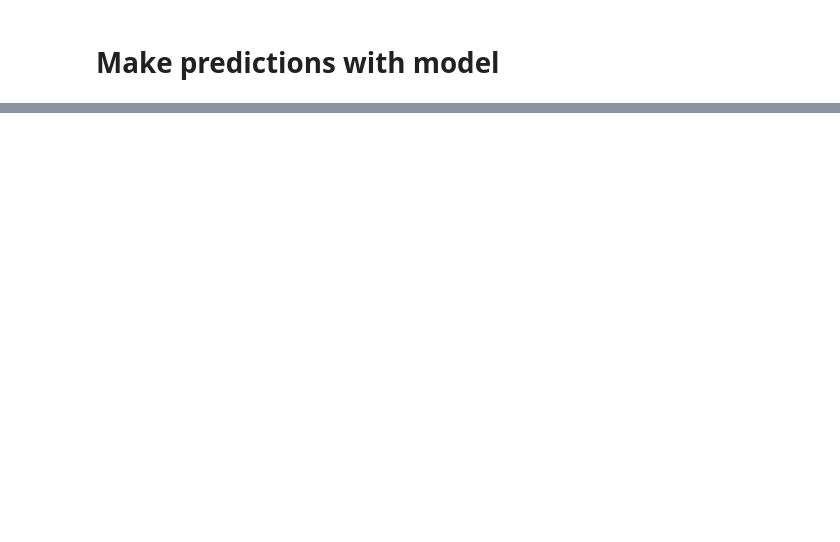
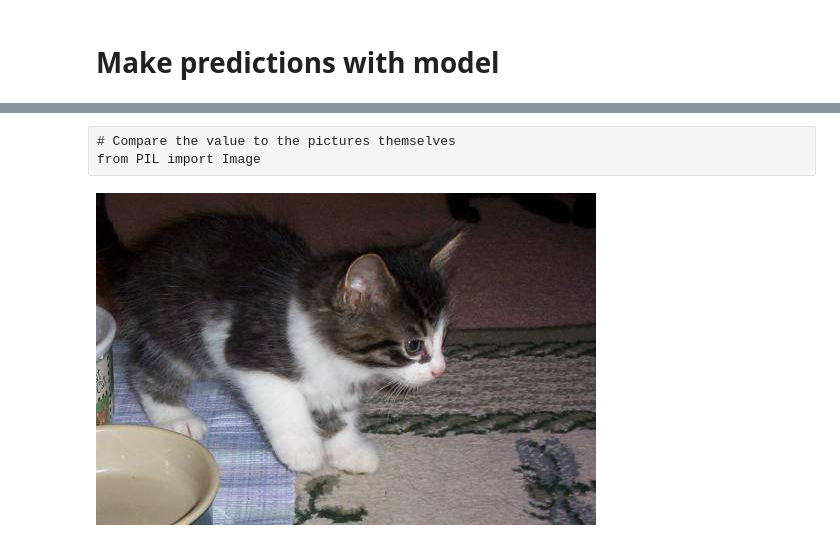
Before and after one commit to nathanielhobbs/dogs_or_cats, a Jupyter notebook: nathan_dogs_cats_redux.ipynb, the cells around one changed output, grey strips where cells are left out. Saved outputs shown, nothing was run; the diff lists cells and outputs as text; code cells hidden in the pictures; blank space fills up the shorter version.

```diff
--- a/nathan_dogs_cats_redux.ipynb
+++ b/nathan_dogs_cats_redux.ipynb
@@ -379,5 +376,5 @@ Fit complete over 10 epochs
 # %% [markdown]
 # Make predictions with model
 # %%
-batches, preds = vgg.test(HOME_DIR_DATA+'/test/', batch_size=batch_size)
+batches, preds = vgg.test(test_path, batch_size=batch_size)
 # %% [output]
@@ -389,0 +393,7 @@ for i in range(5):
+# %% [raw]
+# Compare the value to the pictures themselves
+from PIL import Image
+# %%
+Image.open(test_path+filenames[0])
+# %% [output]
+[figure, added]
```
Also changed, not shown: parts of 27 cells of this notebook, 1 other file.
